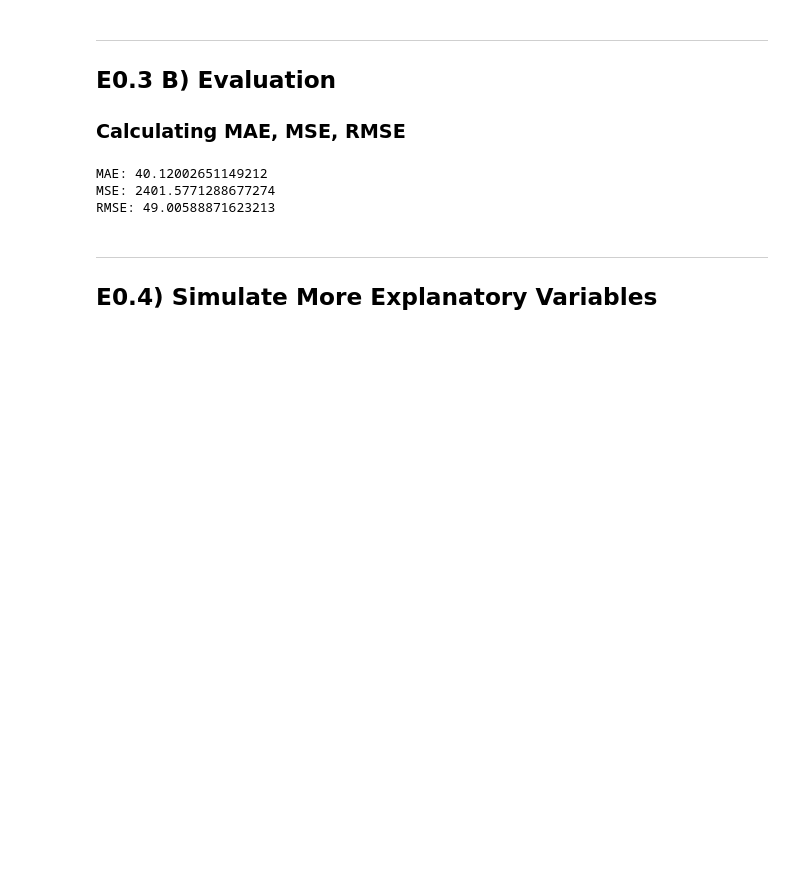
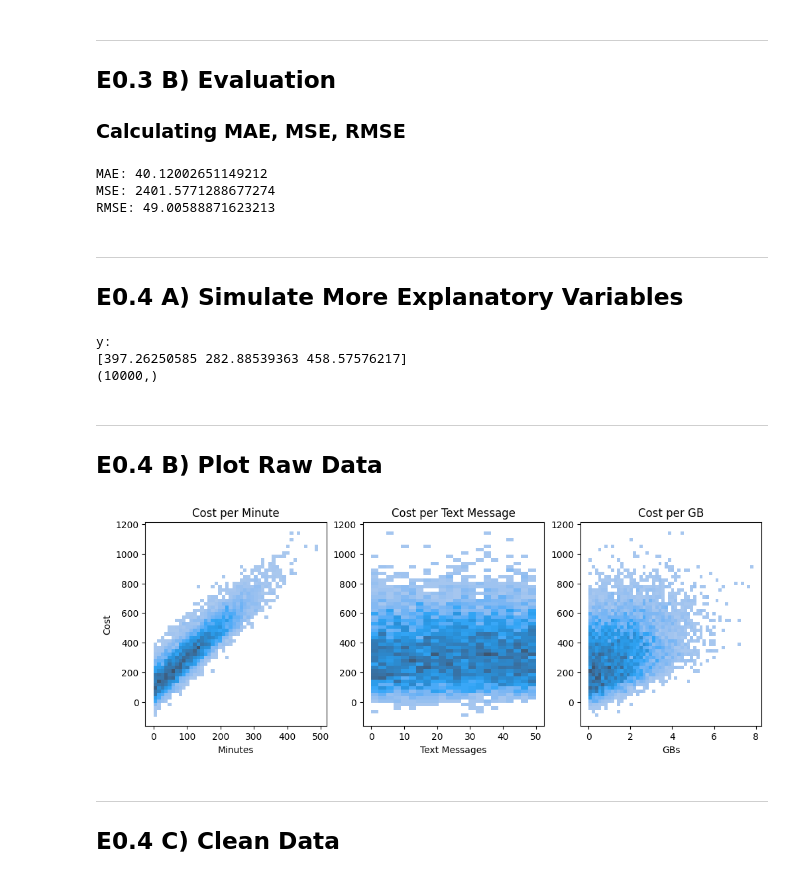
Before and after one commit to Andreas-Svensson/machine_learning, a Jupyter notebook: exercises/E0.ipynb, the cells around one changed output. Drawn from its saved outputs; the diff is of its cells as text; code cells hidden in the pictures; blank space fills up the shorter version.

```diff
--- a/exercises/E0.ipynb
+++ b/exercises/E0.ipynb
@@ -246,4 +246,48 @@ MSE: 2401.5771288677274
 RMSE: 49.00588871623213
 # %% [markdown]
 ---
-## E0.4) Simulate More Explanatory Variables
+## E0.4 A) Simulate More Explanatory Variables
+# %%
+def simulate_sample(sample_size = 10000):
+
+    np.random.seed(42) # for reproducability
+
+    x1 = np.abs(np.random.normal(loc = 100, scale = 100, size = sample_size))
+    x2 = np.random.uniform(low = 0, high = 50, size = sample_size)
+    x3 = np.abs(np.random.normal(loc = 0, scale = 2, size = sample_size))
+    epsilon = np.random.normal(loc = 0, scale = 50, size = sample_size)
+
+    beta_0 = 25
+    beta_1 = 2
+    beta_2 = 0.5
+    beta_3 = 50
+
+    y = beta_0 + beta_1 * x1 + beta_2 * x2 + beta_3 * x3 + epsilon
+
+    return x1, x2, x3, y
+# %%
+x1, x2, x3, y = simulate_sample()
+
+print(f"y:\n{y[:3]}\n{y.shape}")
+# %% [output]
+y:
+[397.26250585 282.88539363 458.57576217]
+(10000,)
+# %% [markdown]
+---
+## E0.4 B) Plot Raw Data
+# %%
+fig, ax = plt.subplots(1, 3, figsize = (12, 4))
+variables = ["Minute", "Text Message", "GB"]
+
+for i, x in enumerate([x1, x2, x3]):
+    sns.histplot(x = x, y = y, ax = ax[i])
+    ax[i].set_title(f"Cost per {variables[i]}")
+    ax[i].set_xlabel(variables[i] + "s")
+
+ax[0].set_ylabel("Cost");
+# %% [output]
+[figure, added]
+# %% [markdown]
+---
+## E0.4 C) Clean Data
```
Also changed, not shown: parts of 17 cells of this notebook.
